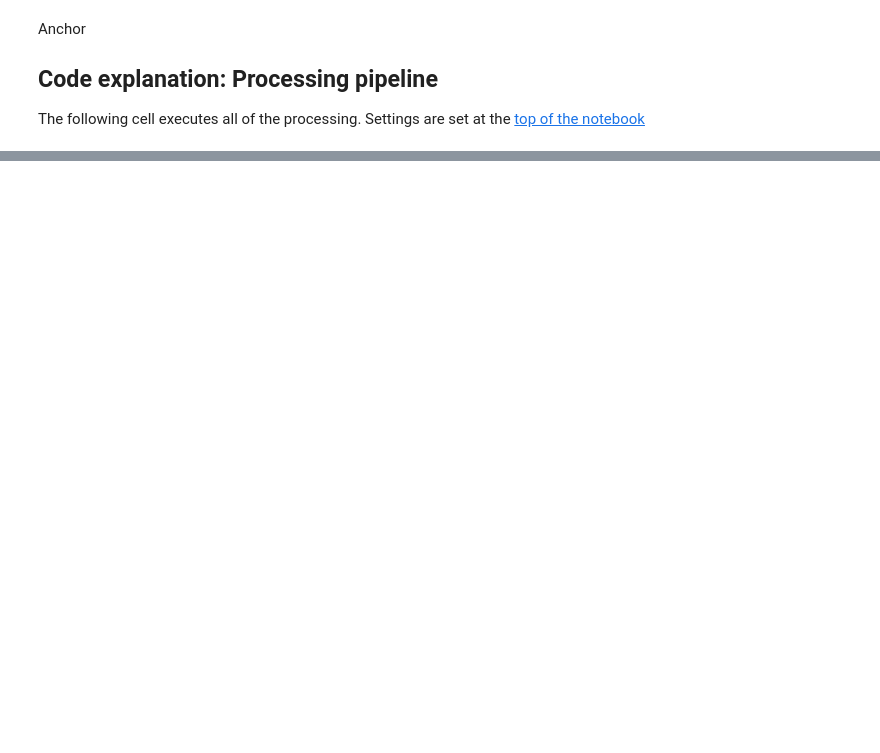
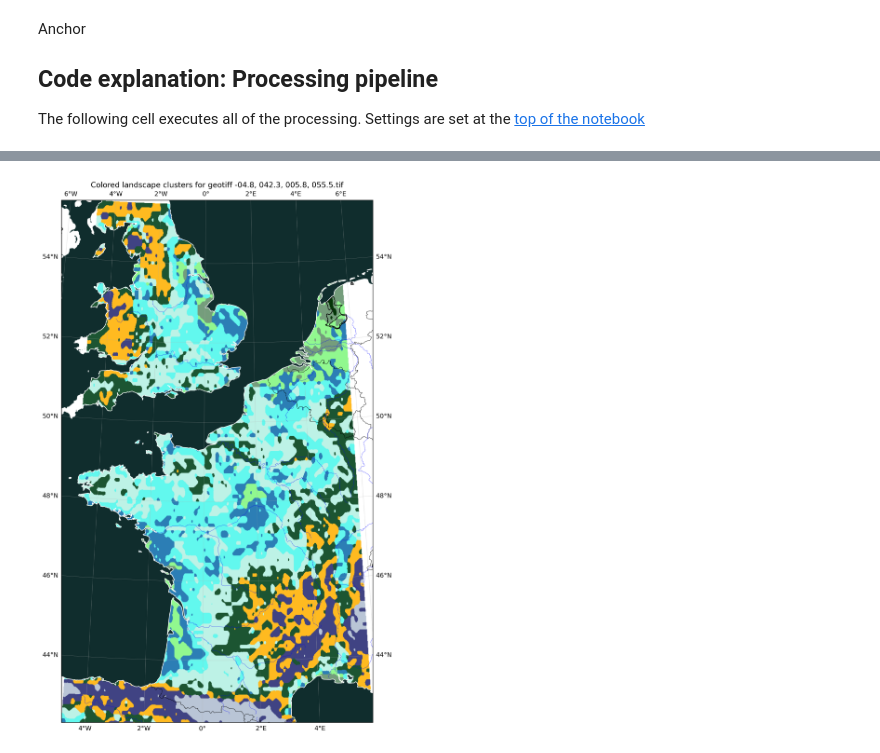
Before and after one commit to sebschger/geospatial-landscape-clustering-by-fft, a Jupyter notebook: main_notebook.ipynb, the cells around one changed output, grey strips where cells are left out. Drawn from its saved outputs; the diff is of its cells as text; code cells hidden in the pictures; blank space fills up the shorter version.

```diff
--- a/main_notebook.ipynb
+++ b/main_notebook.ipynb
@@ -167,21 +351,21 @@ internal_settings["files"] = {}
 internal_settings["files"]["dem_folder"] = "geotiffs" #Here the to-be-used-geotiffs are located
 
 internal_settings["fft"] = {}
-internal_settings["fft"]["tile_size_km"] = 10 #average length and width of a tile that is processed individually
-internal_settings["fft"]["tile_size_px"] = 20
+internal_settings["fft"]["tile_size_km"] = 10 # 10 average length and width of a tile that is processed individually
+internal_settings["fft"]["tile_size_px"] = 20 # 20
 
-internal_settings["fft"]["tile_overlap_percent"] = 85 # 85 How much (by a tile length in percent) do the tiles overlap
-internal_settings["fft"]["tile_overlap_multi"] =  1 / (1 - (internal_settings["fft"]["tile_overlap_percent"]/100))
-internal_settings["fft"]["fft_levels"] = 12
+internal_settings["fft"]["tile_overlap_percent"] = 0 # 85 How much (by a tile length in percent) do the tiles overlap
+internal_settings["fft"]["fft_levels"] = 4  # 12
 
 internal_settings["output"] = {}
 internal_settings["output"]["folder_name"] = "output_label_images"
-internal_settings["output"]["q_factor"] = 10 # 5 Bigger Q-Factor, smaller image result, faster computation
-internal_settings["output"]["label_mode_filter"] = 15  # this is in arbitrary units. It will adapt to the final size, so bigger images are filtered in the same way
-internal_settings["output"]["label_count"] = 10
+internal_settings["output"]["q_factor"] = 5 # 5 Bigger Q-Factor, smaller image result, faster computation
+internal_settings["output"]["label_mode_filter"] = 20  # 20 this is in arbitrary units. It will adapt to the final size, so bigger images are filtered in the same way
+internal_settings["output"]["label_count"] = 10 # 10 as for now
 
 # This one calculates the actual filter size in pixels regarding the final image
 internal_settings["output"]["label_mode_filter_radius"] =  int(internal_settings["output"]["label_mode_filter"] / (internal_settings["output"]["q_factor"] / 5))
+internal_settings["fft"]["tile_overlap_multi"] =  1 / (1 - (internal_settings["fft"]["tile_overlap_percent"]/100))
 # %% [markdown]
 ## Code explanation: Multiprocessing
 One major step in the processing is to extract tiles of equal (metric) size from the original DEM GeoTIFF.
@@ -821,44 +890,44 @@ The following cell executes all of the processing.
 Settings are set at the [top of the notebook](#settings)
 # %%
 # Let the processing begin
+temporary_data = {}
+temporary_data["augmented_dems"] = []
 
-temporary_settings = {}
-temporary_settings["augmented_dems"] = []
 
 # Assign the settings to the class variable of AugmentedDem
 AugmentedDEM.settings = internal_settings
 
 # Create objects (AugmentedDem) for all .tif-Files inside the dem_folder
 with os.scandir(internal_settings["files"]["dem_folder"]) as dirlist:
-    temporary_settings["augmented_dems"] =[AugmentedDEM(d.path)
+    temporary_data["augmented_dems"] =[AugmentedDEM(d.path)
                                            for d in dirlist if re.search(r"\.tif$",d.name)]
 
 
 # Set up the masks for the weighted average
 with VerboseInfoTimer("Creating the ring masks"):
-    temporary_settings["circle_masks"] = RingImageSeries(internal_settings["fft"]["tile_size_px"],
+    temporary_data["circle_masks"] = RingImageSeries(internal_settings["fft"]["tile_size_px"],
                                                         internal_settings["fft"]["tile_size_px"],
                                                         internal_settings["fft"]["fft_levels"],
                                                         bandwidth = 1)
 
 
-for i, d in enumerate(temporary_settings["augmented_dems"]):
+for i, d in enumerate(temporary_data["augmented_dems"]):
     with VerboseInfoTimer("Processing of all DEM maps",
                        current_index = i,
-                       total_count = len(temporary_settings["augmented_dems"]),
+                       total_count = len(temporary_data["augmented_dems"]),
                        single_description = "Processing DEM map"):
         d.process_dem()
 
 
-# Create_labels(temporary_settings["augmented_dems"], internal_settings)
+# Create_labels(temporary_data["augmented_dems"], internal_settings)
 with VerboseInfoTimer("Clustering and creating labels for all DEM maps"):
-    AugmentedDEM.create_labels(temporary_settings["augmented_dems"])
+    AugmentedDEM.create_labels(temporary_data["augmented_dems"])
 
 
-for i, d in enumerate(temporary_settings["augmented_dems"]):
+for i, d in enumerate(temporary_data["augmented_dems"]):
     with VerboseInfoTimer("Creating labeled images for all regions",
                        current_index = i,
-                       total_count = len(temporary_settings["augmented_dems"]),
+                       total_count = len(temporary_data["augmented_dems"]),
                        single_description = "Creating labeled image"):
         d.create_image()
         d.write_image()
@@ -869,31 +954,33 @@ temporary_settings["augmented_dems"][0].image_rgb.shape
 import cartopy.crs as ccrs
 import cartopy.feature as cfeature
 
-current_augmented_dem = temporary_settings["augmented_dems"][0]
+current_augmented_dem = temporary_data["augmented_dems"][0]
 image = np.transpose(current_augmented_dem.image_rgb,[1,2,0])
 
 west, south, east, north = current_augmented_dem.geo_bounds.as_list()
 extent = (west, east, south, north)
 
 # Start plotting
 fig = plt.figure(figsize=(10, 15), dpi=256)
 ax = plt.axes(projection=ccrs.Orthographic(central_longitude=current_augmented_dem.geo_bounds.center_x, central_latitude=current_augmented_dem.geo_bounds.center_y))
 
 ax.set_extent(extent)
 
 # Add features
 ax.add_feature(cfeature.BORDERS, edgecolor = "black", linewidth=0.5)
 ax.add_feature(cfeature.COASTLINE, edgecolor = "white", linewidth=1.0)
 ax.add_feature(cfeature.LAKES, edgecolor='black', facecolor='none')
 ax.add_feature(cfeature.RIVERS, edgecolor='blue', linewidth=0.3)
 ax.add_feature(cfeature.OCEAN, zorder=1, facecolor='#102d2d')
 
 # Plot image (projecting from PlateCarree, which assumes lat/lon coordinates)
 ax.imshow(image, origin='upper', extent=extent, transform=ccrs.PlateCarree())
 
 # Optionally, add gridlines
 ax.gridlines(draw_labels=True, linewidth=0.2)
 
 # Show
 plt.title(f"Colored landscape clusters for {os.path.basename(current_augmented_dem.dem_path)}")
 plt.show()
+# %% [output]
+[figure, added]
```
Also changed, not shown: parts of 17 cells of this notebook.
